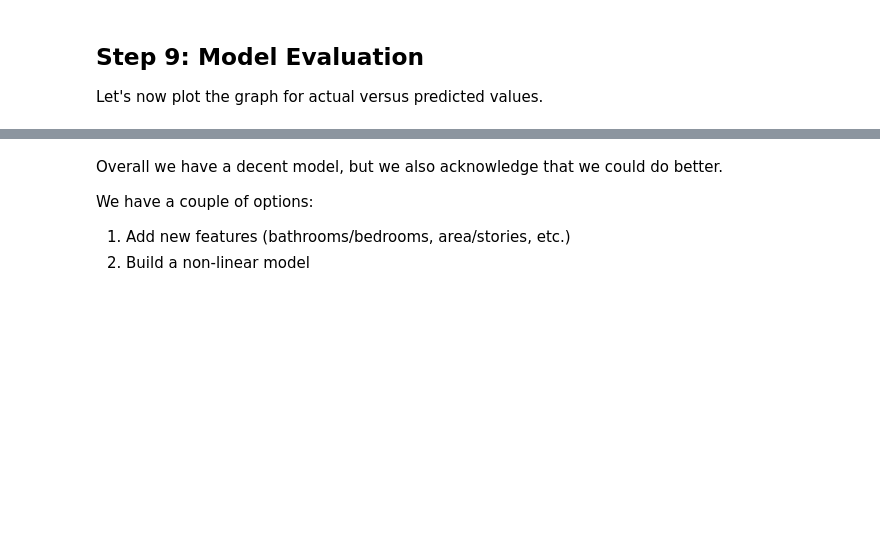
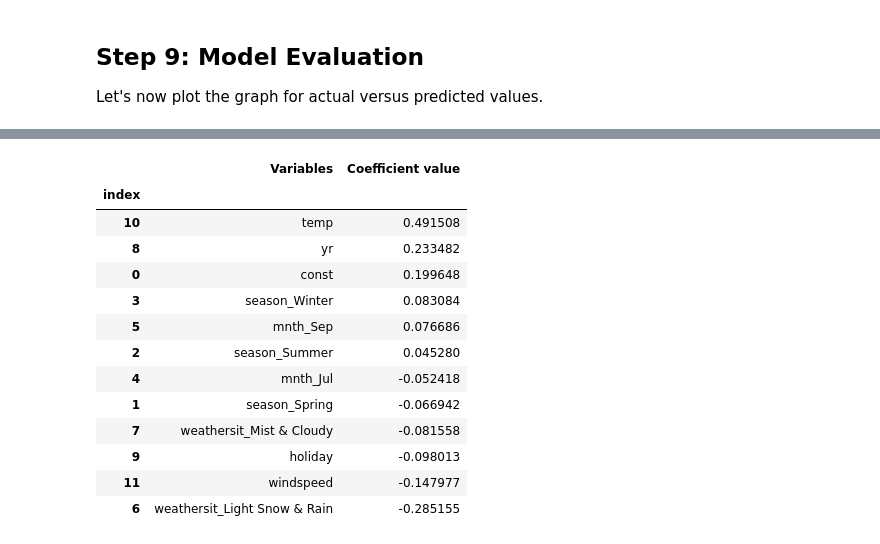
Before and after one commit to UMAR8601/bike-sharing-demand-prediction, a Jupyter notebook: bike-sharing-demand-1.ipynb, the cells around one changed output, grey strips where cells are left out. Cells and saved outputs as stored; diff of their text form; code cells hidden in the pictures; blank space fills up the shorter version.

```diff
--- a/bike-sharing-demand-1.ipynb
+++ b/bike-sharing-demand-1.ipynb
@@ -603,6 +634,23 @@ $ price = 0.236  \times  area + 0.202  \times  bathrooms + 0.11 \times stories +
-# %% [markdown]
-Overall we have a decent model, but we also acknowledge that we could do better.
-
-We have a couple of options:
-1. Add new features (bathrooms/bedrooms, area/stories, etc.)
-2. Build a non-linear model
+# %%
+param = pd.DataFrame(lm.params)
+param.insert(0,'Variables',param.index)
+param.rename(columns = {0:'Coefficient value'},inplace = True)
+param['index'] = list(range(0,12))
+param.set_index('index',inplace = True)
+param.sort_values(by = 'Coefficient value',ascending = False,inplace = True)
+param
+# %% [output]
+|  | Variables | Coefficient value |
+| index |  |  |
+| 10 | temp | 0.491508 |
+| 8 | yr | 0.233482 |
+| 0 | const | 0.199648 |
+| 3 | season_Winter | 0.083084 |
+| 5 | mnth_Sep | 0.076686 |
+| 2 | season_Summer | 0.045280 |
+| 4 | mnth_Jul | -0.052418 |
+| 1 | season_Spring | -0.066942 |
+| 7 | weathersit_Mist & Cloudy | -0.081558 |
+| 9 | holiday | -0.098013 |
+| 11 | windspeed | -0.147977 |
+| 6 | weathersit_Light Snow & Rain | -0.285155 |
```
Also changed, not shown: parts of 32 cells of this notebook.
